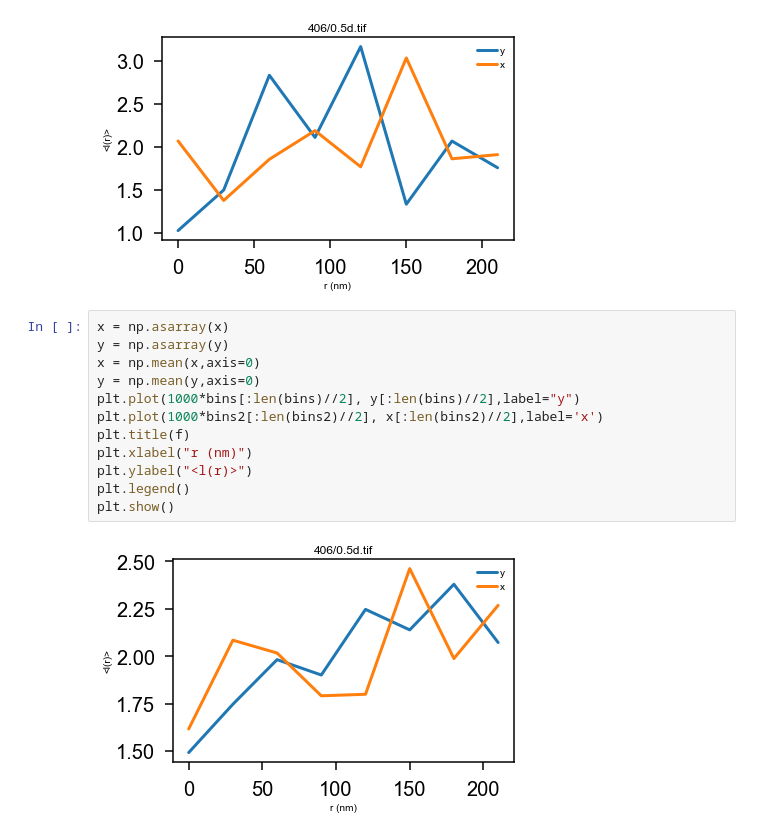
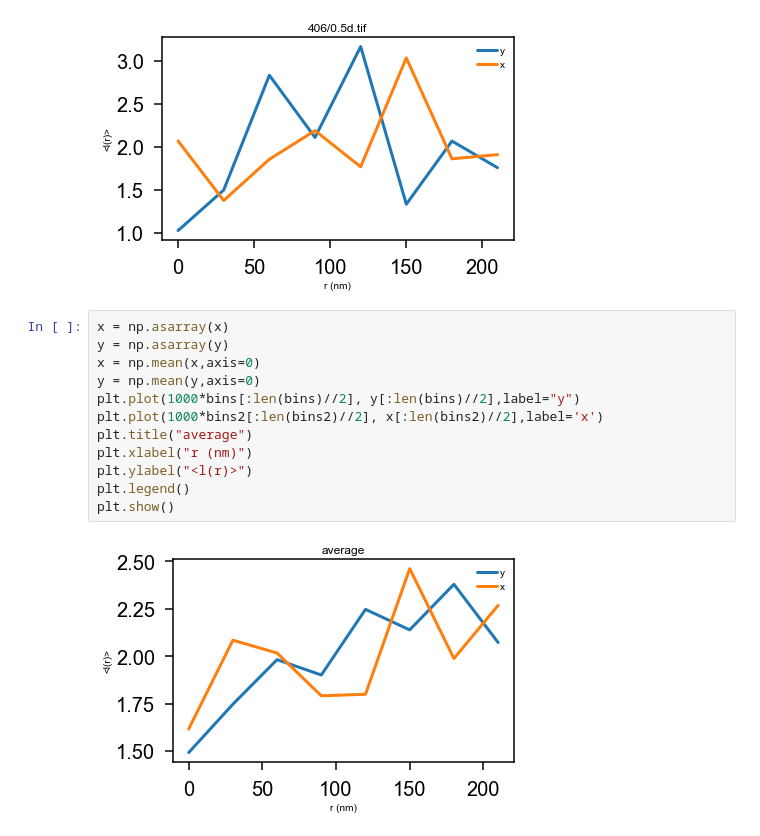
Before and after one commit to cmelab/QD-Paper-RDF, a Jupyter notebook: x_vs_y.ipynb, the cells around one changed output. Drawn from its saved outputs; the diff is of its cells as text.

```diff
--- a/x_vs_y.ipynb
+++ b/x_vs_y.ipynb
@@ -104,14 +104,14 @@ for f in files:
 # %%
 x = np.asarray(x)
 y = np.asarray(y)
 x = np.mean(x,axis=0)
 y = np.mean(y,axis=0)
 plt.plot(1000*bins[:len(bins)//2], y[:len(bins)//2],label="y")
 plt.plot(1000*bins2[:len(bins2)//2], x[:len(bins2)//2],label='x')
-plt.title(f)
+plt.title("average")
 plt.xlabel("r (nm)")
 plt.ylabel("<l(r)>")
 plt.legend()
 plt.show()
 # %% [output]
-[figure, old version]
+[figure, new version]
```
